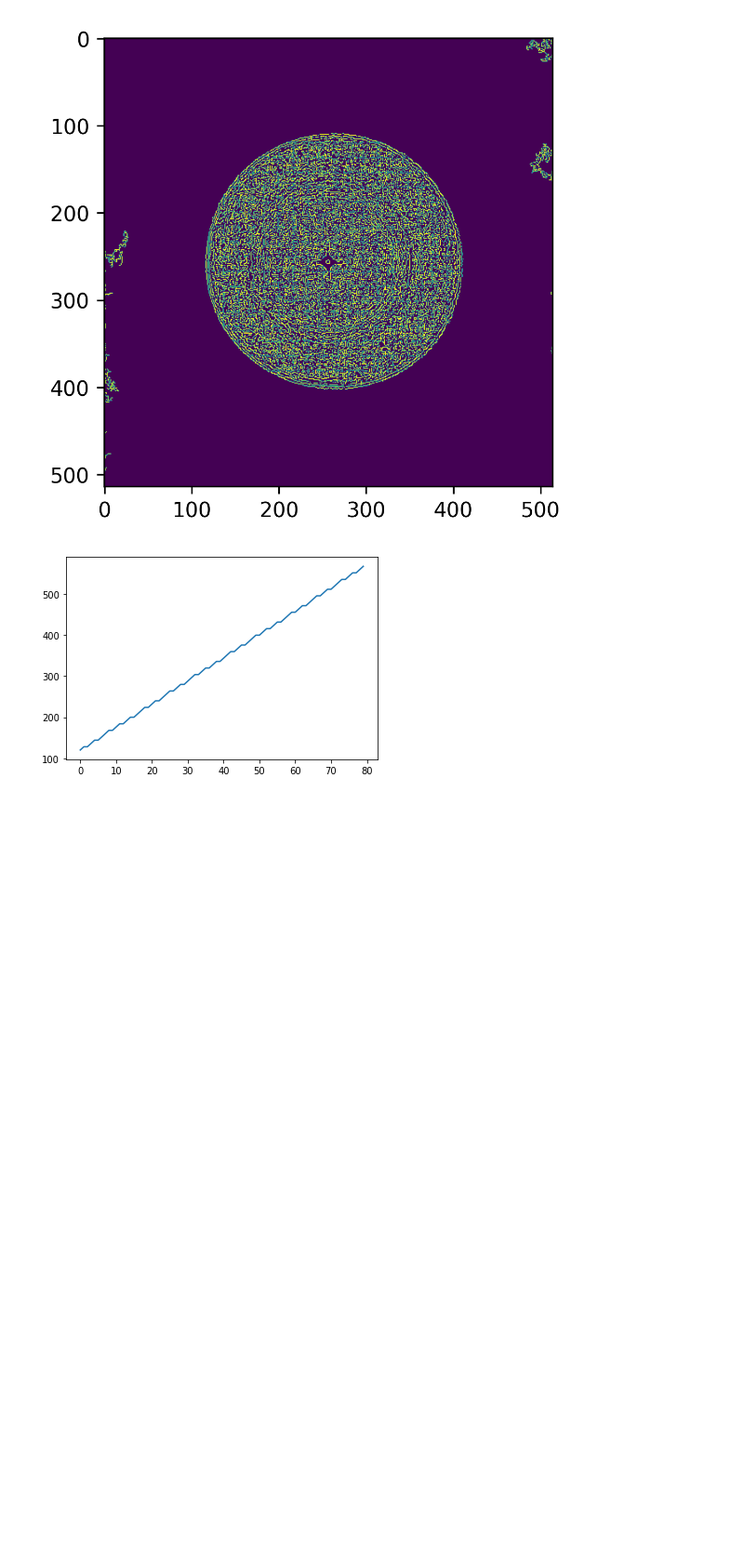
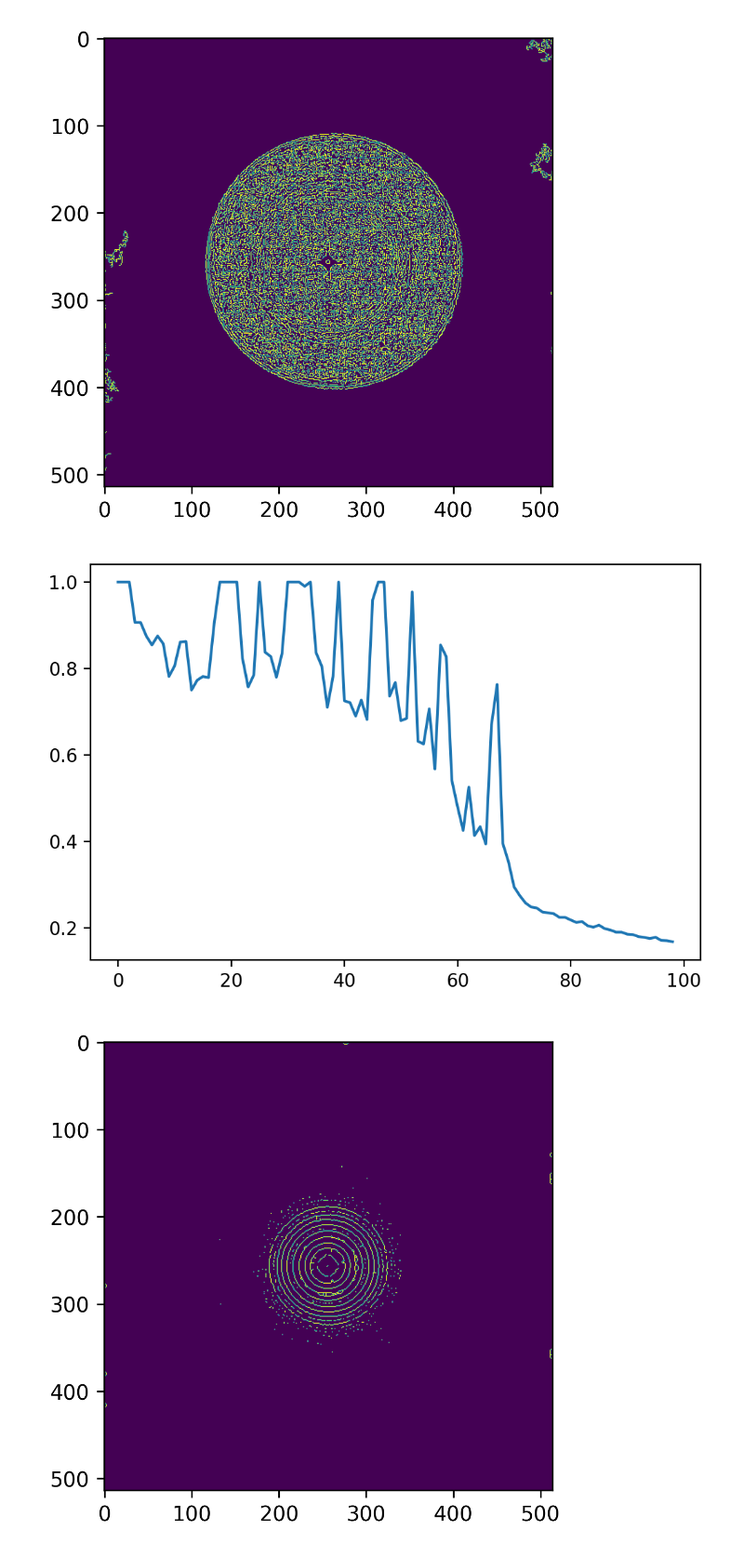
Before and after one commit to branislavhesko/diffraction-pattern-detection, a Jupyter notebook: solution.ipynb, the cells around one changed output. Shown at 93% size. Saved outputs shown, nothing was run; the diff lists cells and outputs as text; code cells hidden in the pictures; blank space fills up the shorter version.

```diff
--- a/solution.ipynb
+++ b/solution.ipynb
@@ -66,12 +78,27 @@ plt.show()
 # %% [output]
 [figure]
 # %%
-circles = hough_circle(image > 5, list(range(20,  100, 1)), normalize=False)
+from skimage.morphology import skeletonize
+
+image_result = cv2.Laplacian(image, ddepth=cv2.CV_16U, ksize=5)
+
+thresholded = image_result > 0.05 * np.amax(image_result)
+
+image_result = cv2.erode(image_result, np.ones((5, 5)))
+# image_result = closing(image_result)
+image_result = skeletonize(thresholded)
+radix = list(range(1,  100, 1))
+circles = hough_circle(thresholded, radix, normalize=True)
 
 x = {k: np.unravel_index(np.argmax(circles[k, ...]), circles[k, ...].shape) for k in range(circles.shape[0])}
-
+y = [np.amax(circles[k, ...]) for k in range(circles.shape[0])]
 plt.close()
+plt.figure(dpi=200)
 plt.plot([np.amax(circles[k, ...]) for k in range(circles.shape[0])])
 plt.show()
+plt.figure(dpi=300)
+plt.imshow(image_result)
+plt.show()
 # %% [output]
-[figure, old version]
+[figure, new version]
+[figure, added]
```
Also changed, not shown: parts of 11 cells of this notebook, 1 other file.
